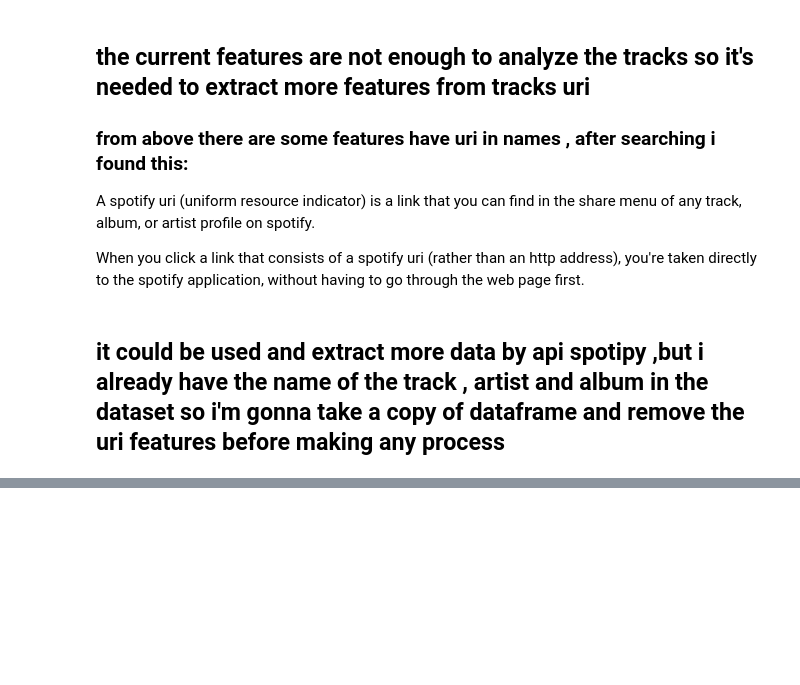
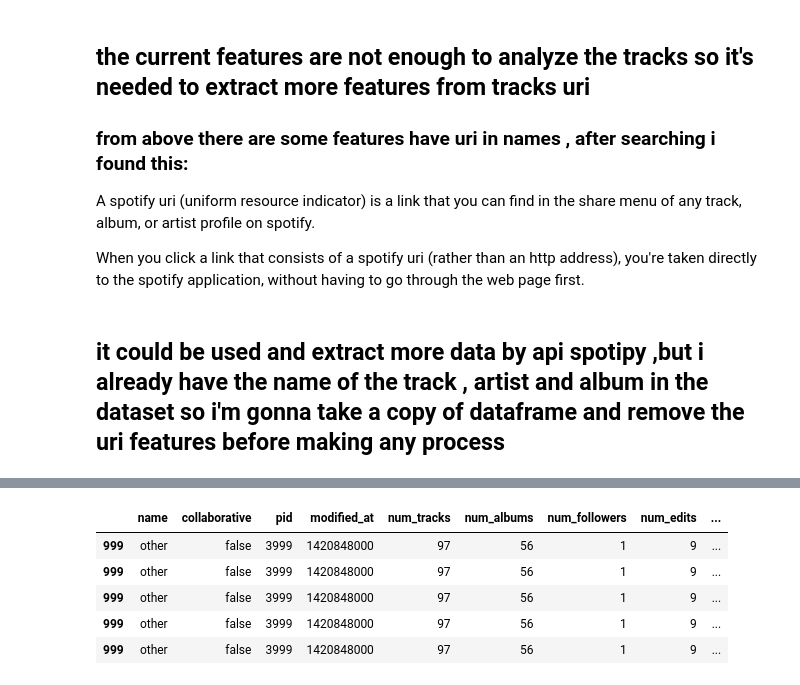
Before and after one commit to KHANmdAFFAN/Data_science, a Jupyter notebook: spotify_recomendation_system_.ipynb, the cells around one changed output, grey strips where cells are left out. Cells and saved outputs as stored; diff of their text form; code cells hidden in the pictures; blank space fills up the shorter version.

```diff
--- a/spotify_recomendation_system_.ipynb
+++ b/spotify_recomendation_system_.ipynb
@@ -92,0 +142,10 @@ df['track_uri']= df["track_uri"].apply(lambda x: re.findall(r'\w+$', str(x))[0])
+# %%
+
+df.tail()
+# %% [output]
+|  | name | collaborative | pid | modified_at | num_tracks | num_albums | num_followers | num_edits | ... |
+| 999 | other | false | 3999 | 1420848000 | 97 | 56 | 1 | 9 | ... |
+| 999 | other | false | 3999 | 1420848000 | 97 | 56 | 1 | 9 | ... |
+| 999 | other | false | 3999 | 1420848000 | 97 | 56 | 1 | 9 | ... |
+| 999 | other | false | 3999 | 1420848000 | 97 | 56 | 1 | 9 | ... |
+| 999 | other | false | 3999 | 1420848000 | 97 | 56 | 1 | 9 | ... |
```
Also changed, not shown: parts of 27 cells of this notebook.
